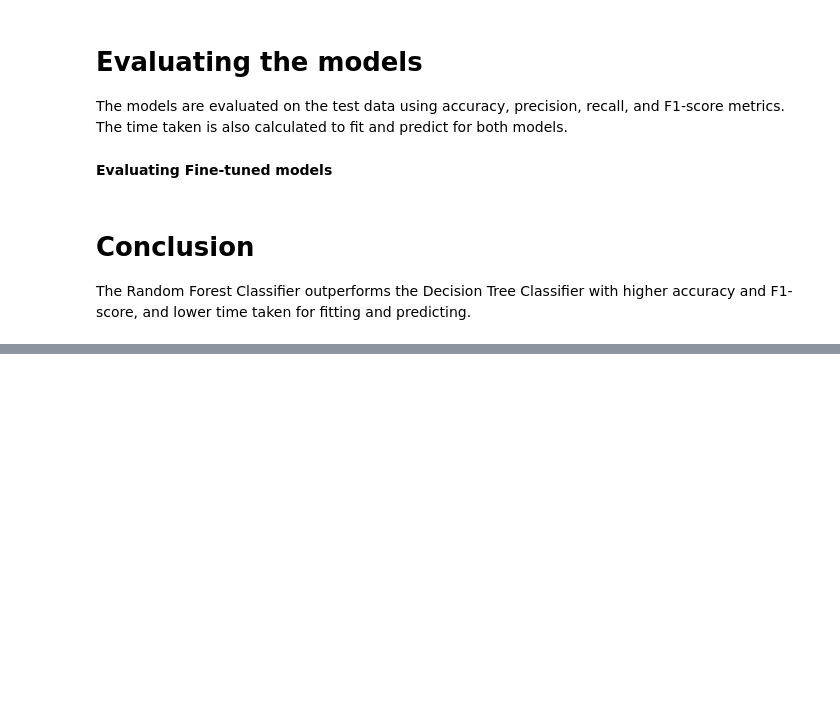
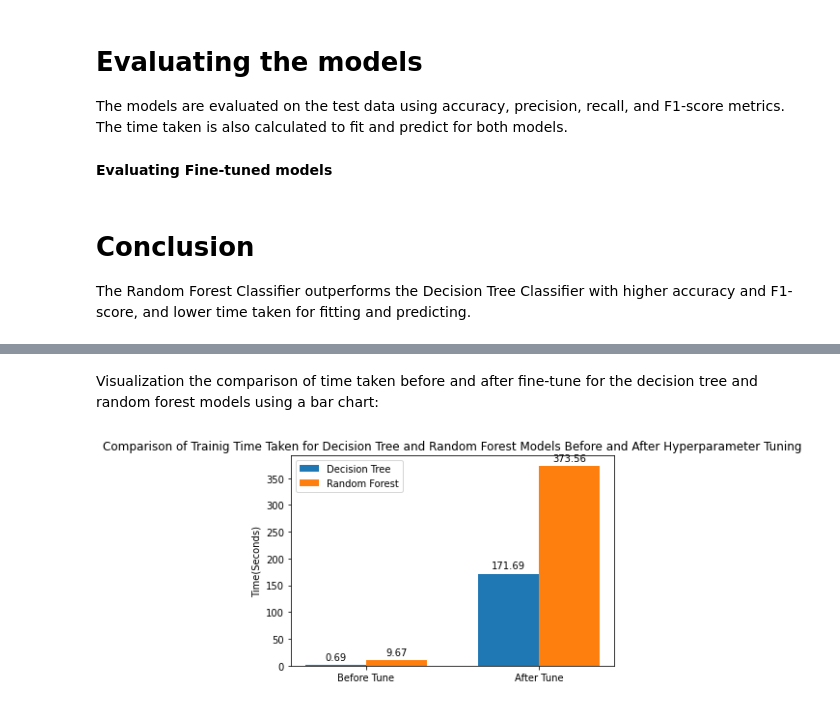
Before and after one commit to ThettOo/CACAPS, a Jupyter notebook: IN6227_2023_Assignment_1_2.ipynb, the cells around one changed output, grey strips where cells are left out. Saved outputs shown, nothing was run; the diff lists cells and outputs as text; code cells hidden in the pictures; blank space fills up the shorter version.

```diff
--- a/IN6227_2023_Assignment_1_2.ipynb
+++ b/IN6227_2023_Assignment_1_2.ipynb
@@ -472,0 +519,45 @@ plt.show()
+# %% [markdown]
+Visualization the comparison of time taken before and after fine-tune for the decision tree and random forest models using a bar chart:
+# %%
+import matplotlib.pyplot as plt
+import numpy as np
+
+# Calculate evaluation metrics for both models
+dt_metrics = [dt_train_time, dt_grid_search_train_time]
+rf_metrics = [rf_train_time, rf_grid_search_train_time]
+
+# Set metric labels
+metric_labels = ['Before Tune', 'After Tune']
+
+# Set x-axis labels
+x_labels = ['Decision Tree', 'Random Forest']
+
+# Create bar chart
+x = np.arange(len(metric_labels))
+width = 0.35
+fig, ax = plt.subplots()
+rects1 = ax.bar(x - width/2, dt_metrics, width, label='Decision Tree')
+rects2 = ax.bar(x + width/2, rf_metrics, width, label='Random Forest')
+
+# Add labels, title, and legend
+ax.set_ylabel('Time(Seconds)')
+ax.set_xticks(x)
+ax.set_xticklabels(metric_labels)
+ax.set_title('Comparison of Trainig Time Taken for Decision Tree and Random Forest Models Before and After Hyperparameter Tuning')
+ax.legend()
+
+# Add values above each bar
+for rect1, rect2 in zip(rects1, rects2):
+    height1 = rect1.get_height()
+    height2 = rect2.get_height()
+    ax.annotate('{:.2f}'.format(height1),
+                xy=(rect1.get_x() + rect1.get_width() / 2, height1),
+                xytext=(0, 3), textcoords='offset points', ha='center', va='bottom')
+    ax.annotate('{:.2f}'.format(height2),
+                xy=(rect2.get_x() + rect2.get_width() / 2, height2),
+                xytext=(0, 3), textcoords='offset points', ha='center', va='bottom')
+
+# Show plot
+plt.show()
+# %% [output]
+[figure, added]
```
Also changed, not shown: parts of 6 cells of this notebook.
